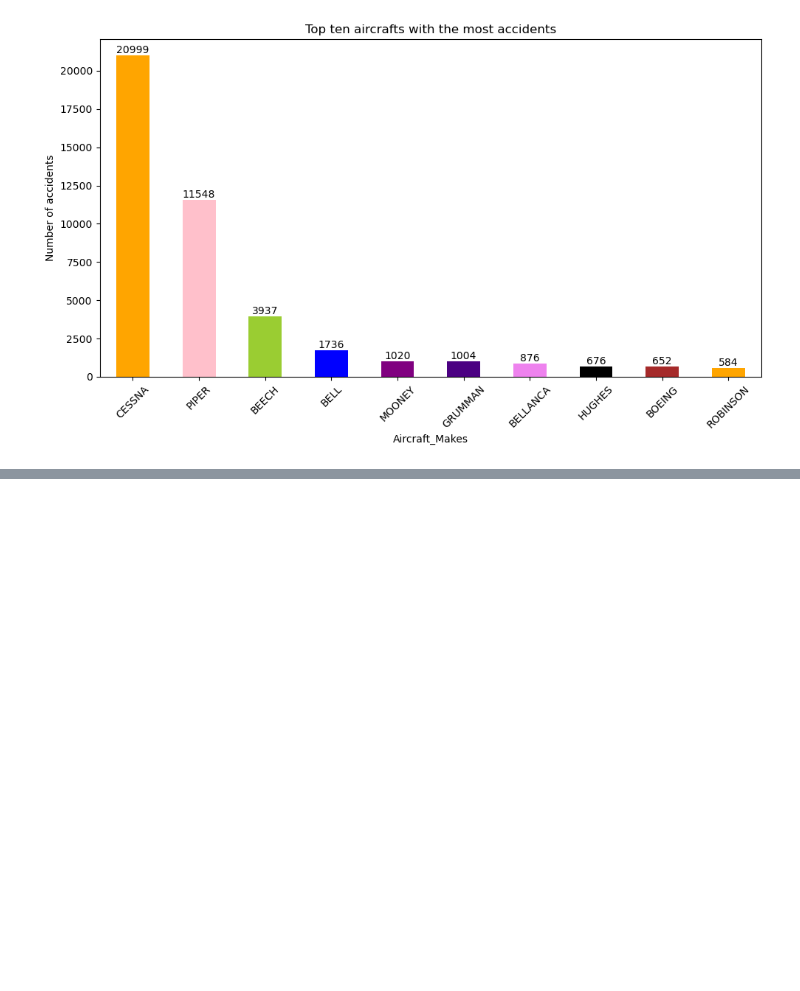
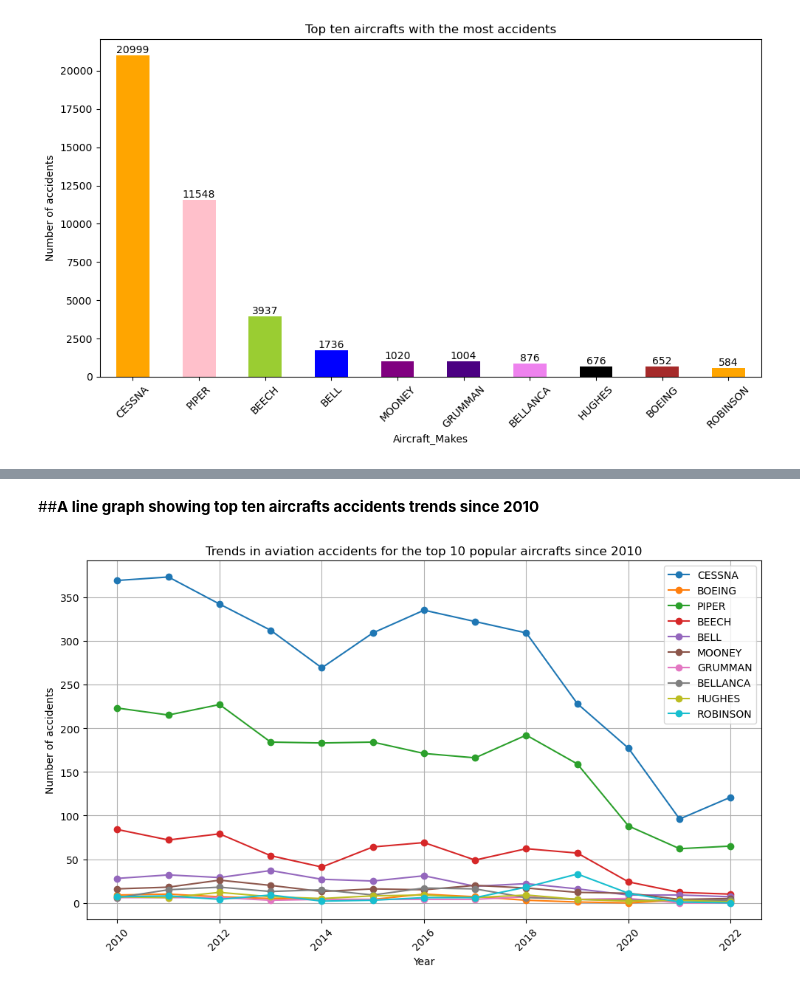
Before and after one commit to jamesggatonye/Project-Phase-1, a Jupyter notebook: Aviation_Accidents.ipynb, the cells around one changed output, grey strips where cells are left out. Saved outputs shown, nothing was run; the diff lists cells and outputs as text; code cells hidden in the pictures; blank space fills up the shorter version.

```diff
--- a/Aviation_Accidents.ipynb
+++ b/Aviation_Accidents.ipynb
@@ -299,6 +299,10 @@ dtype: object
 #For data uniformity capitalize data on 'Make' and 'Model'
 df['Make'] = df['Make'].str.upper()
 df['Model'] = df['Model'].str.upper()
+# %%
+#create a column called year from 'Event_Date' column
+df['Event.Date'] = pd.to_datetime(df['Event_Date'], format='%Y-%m-%d')
+df['Year']=df['Event_Date'].dt.strftime('%Y')
 # %%
 # Specify the file path to eport df
 file_path = 'C:/Users/jgatonye/Documents/DS_COURSE/PHASE1/PROJECT1/Project-Phase-1/df.csv'
@@ -349,0 +361,11 @@ plt.show()
+# %%
+#Generating new data set showing the total number of accidents for the top 10 aircrafts since 2010
+df['Year'] = df['Year'].astype(int)
+df_3 = df[df['Year'] > 2009]
+# List of selected variables to include in the pivot
+selected_variables = ['CESSNA', 'BOEING','PIPER','BEECH','BELL','MOONEY','GRUMMAN','BELLANCA','HUGHES','BOEING','ROBINSON']
+# Filtering the data set
+filtered_df = df_3[df_3['Make'].isin(selected_variables)]
+# Create a pivot table to count accidents of each aircraft per 'year'
+pivot = pd.pivot_table(filtered_df, index='Year', columns='Make', aggfunc='size', fill_value=0)
+pivot
@@ -349,0 +388,27 @@ plt.show()
+# %% [markdown]
+##**A line graph showing top ten aircrafts accidents trends since 2010**
+# %%
+plt.figure(figsize=(10, 6))
+plt.plot(pivot.index, pivot['CESSNA'], label='CESSNA', marker='o')
+plt.plot(pivot.index, pivot['BOEING'], label='BOEING', marker='o')
+plt.plot(pivot.index, pivot['PIPER'], label='PIPER', marker='o')
+plt.plot(pivot.index, pivot['BEECH'], label='BEECH', marker='o')
+plt.plot(pivot.index, pivot['BELL'], label='BELL', marker='o')
+plt.plot(pivot.index, pivot['MOONEY'], label='MOONEY', marker='o')
+plt.plot(pivot.index, pivot['GRUMMAN'], label='GRUMMAN', marker='o')
+plt.plot(pivot.index, pivot['BELLANCA'], label='BELLANCA', marker='o')
+plt.plot(pivot.index, pivot['HUGHES'], label='HUGHES', marker='o')
+plt.plot(pivot.index, pivot['ROBINSON'], label='ROBINSON', marker='o')
+# Adding labels and title
+plt.xlabel('Year')
+plt.ylabel('Number of accidents')
+plt.title('Trends in aviation accidents for the top 10 popular aircrafts since 2010')
+plt.legend()
+plt.grid(True)
+plt.xticks(rotation=45)  # Rotate year labels for better readability
+
+# Show the plot
+plt.tight_layout()
+plt.show()
+# %% [output]
+[figure, added]
```
Also changed, not shown: parts of 16 cells of this notebook.
